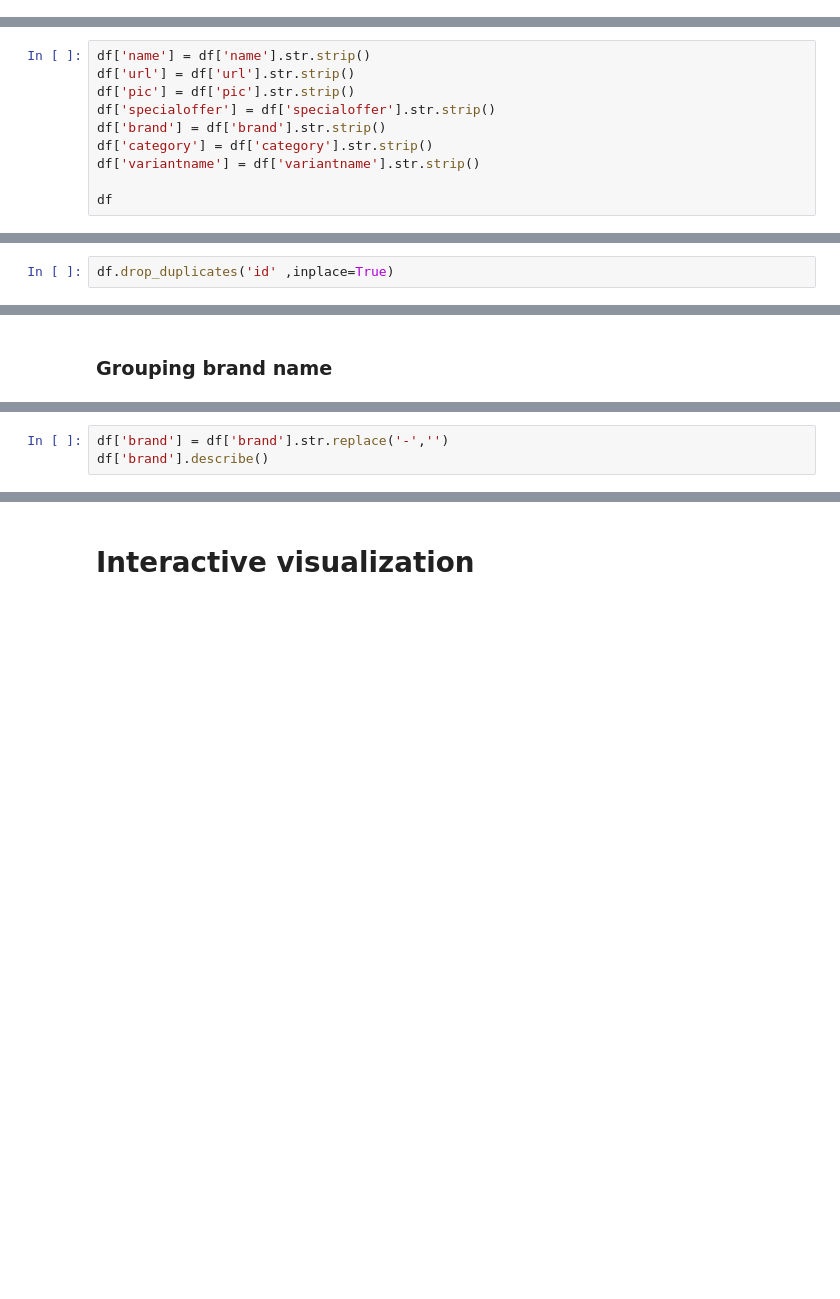
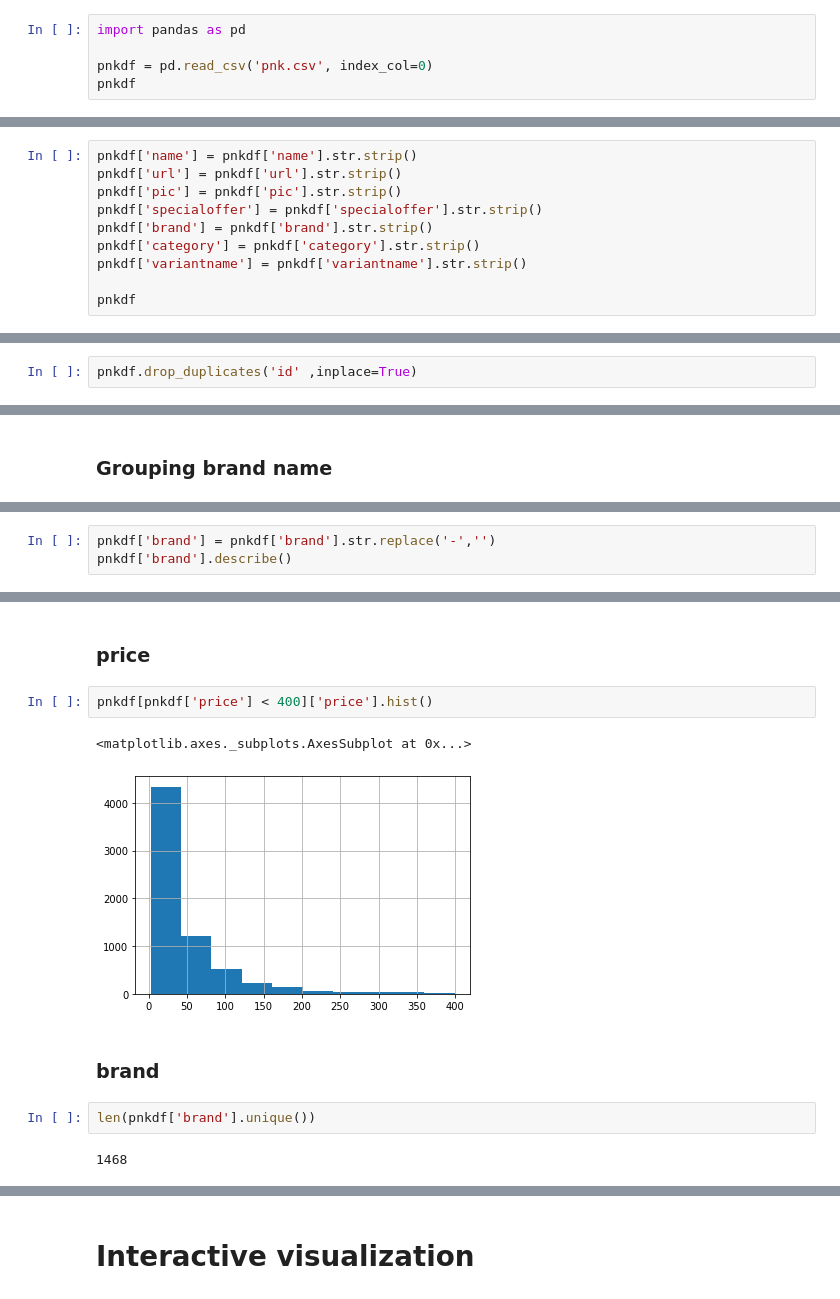
Before and after one commit to hkbu-kennycheng/comp3925, a Jupyter notebook: lab7_interactive_visualization.ipynb, the cells around one changed output, grey strips where cells are left out. Saved outputs shown, nothing was run; the diff lists cells and outputs as text; blank space fills up the shorter version.

```diff
--- a/lab7_interactive_visualization.ipynb
+++ b/lab7_interactive_visualization.ipynb
@@ -259,0 +261,5 @@ df
+# %%
+import pandas as pd
+
+pnkdf = pd.read_csv('pnk.csv', index_col=0)
+pnkdf
@@ -262,15 +282,15 @@ df
 # %% [markdown]
 Cleaning empty space characters with strip for object columns
 # %%
-df['name'] = df['name'].str.strip()
-df['url'] = df['url'].str.strip()
-df['pic'] = df['pic'].str.strip()
-df['specialoffer'] = df['specialoffer'].str.strip()
-df['brand'] = df['brand'].str.strip()
-df['category'] = df['category'].str.strip()
-df['variantname'] = df['variantname'].str.strip()
+pnkdf['name'] = pnkdf['name'].str.strip()
+pnkdf['url'] = pnkdf['url'].str.strip()
+pnkdf['pic'] = pnkdf['pic'].str.strip()
+pnkdf['specialoffer'] = pnkdf['specialoffer'].str.strip()
+pnkdf['brand'] = pnkdf['brand'].str.strip()
+pnkdf['category'] = pnkdf['category'].str.strip()
+pnkdf['variantname'] = pnkdf['variantname'].str.strip()
 
-df
+pnkdf
 # %% [output]
 |  | name | id | url | pic | price | specialoffer | brand | category | variant | variantname | ... |
 | 0 | Alkaline Water 9.0 (random Pick) | 499585 | https://www.parknshop.com/en/alka... | https://www.parknshop.com/medias/... | 9.0 | NaN | WATSONS | Water | 499585 | 420ML | ... |
@@ -292,4 +312,4 @@ len(df['id'].unique())
 # %% [output]
 6727
 # %%
-df.drop_duplicates('id' ,inplace=True)
+pnkdf.drop_duplicates('id' ,inplace=True)
@@ -326,4 +346,4 @@ replace dash with empty string in `df['brand']`
 # %%
-df['brand'] = df['brand'].str.replace('-','')
-df['brand'].describe()
+pnkdf['brand'] = pnkdf['brand'].str.replace('-','')
+pnkdf['brand'].describe()
 # %% [output]
@@ -351,0 +499,13 @@ Warning: total number of rows (29000) exceeds max_rows (20000). Limiting to firs
+# %% [markdown]
+### price
+# %%
+pnkdf[pnkdf['price'] < 400]['price'].hist()
+# %% [output]
+<matplotlib.axes._subplots.AxesSubplot at 0x...>
+[figure, added]
+# %% [markdown]
+### brand
+# %%
+len(pnkdf['brand'].unique())
+# %% [output]
+1468
```
Also changed, not shown: parts of 73 cells of this notebook.
